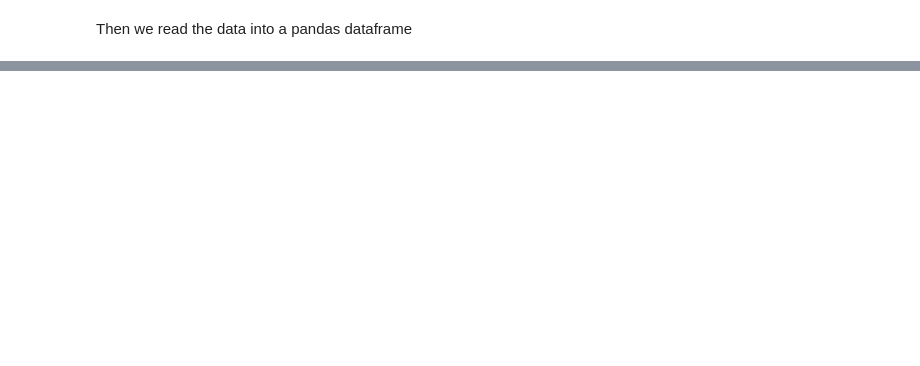
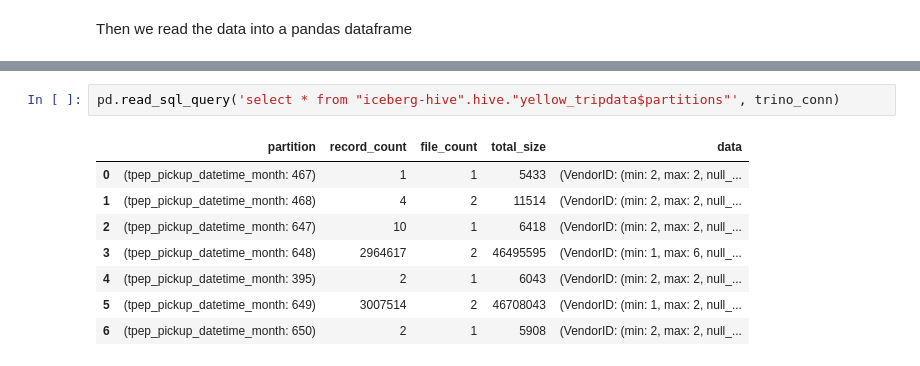
Before and after one commit to binayakd/exploring-apache-iceberg, a Jupyter notebook: workspace/01-iceberg-hive.ipynb, the cells around one changed output, grey strips where cells are left out. Drawn from its saved outputs; the diff is of its cells as text; blank space fills up the shorter version.

```diff
--- a/workspace/01-iceberg-hive.ipynb
+++ b/workspace/01-iceberg-hive.ipynb
@@ -158,0 +284,11 @@ java.io.IOException: Failed to delete: /tmp/spark-560704b6-d2fb-4386-acf5-df96e6
+# %%
+pd.read_sql_query('select * from "iceberg-hive".hive."yellow_tripdata$partitions"', trino_conn)
+# %% [output]
+|  | partition | record_count | file_count | total_size | data |
+| 0 | (tpep_pickup_datetime_month: 467) | 1 | 1 | 5433 | (VendorID: (min: 2, max: 2, null_... |
+| 1 | (tpep_pickup_datetime_month: 468) | 4 | 2 | 11514 | (VendorID: (min: 2, max: 2, null_... |
+| 2 | (tpep_pickup_datetime_month: 647) | 10 | 1 | 6418 | (VendorID: (min: 2, max: 2, null_... |
+| 3 | (tpep_pickup_datetime_month: 648) | 2964617 | 2 | 46495595 | (VendorID: (min: 1, max: 6, null_... |
+| 4 | (tpep_pickup_datetime_month: 395) | 2 | 1 | 6043 | (VendorID: (min: 2, max: 2, null_... |
+| 5 | (tpep_pickup_datetime_month: 649) | 3007514 | 2 | 46708043 | (VendorID: (min: 1, max: 2, null_... |
+| 6 | (tpep_pickup_datetime_month: 650) | 2 | 1 | 5908 | (VendorID: (min: 2, max: 2, null_... |
```
Also changed, not shown: parts of 43 cells of this notebook, 10 other files.
